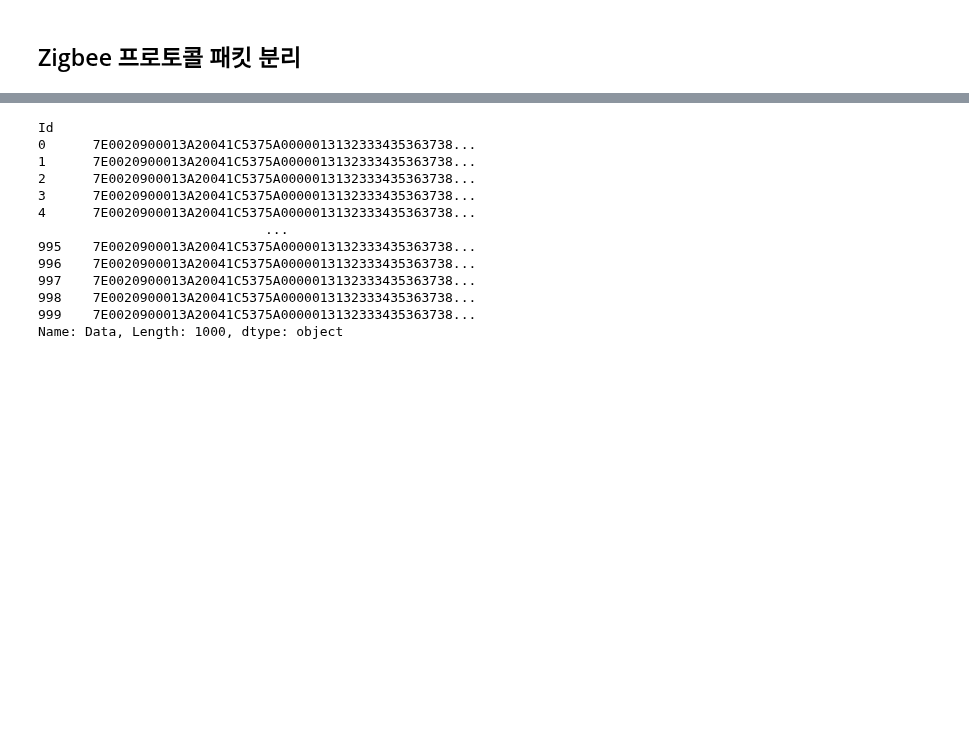
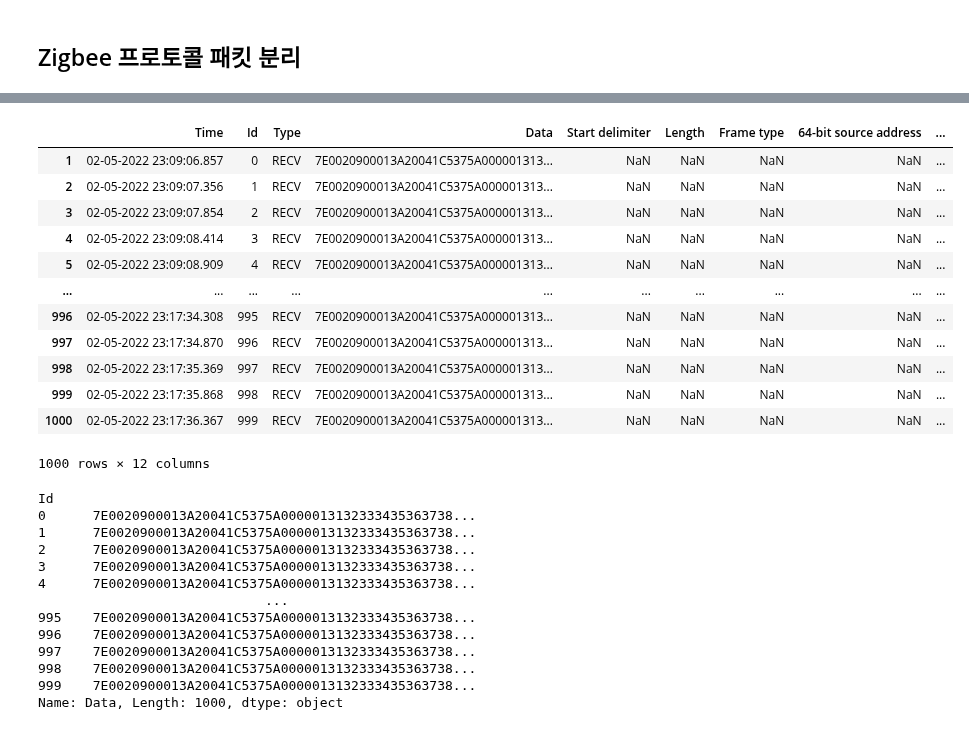
Before and after one commit to Gasiyori/Github_study, a Jupyter notebook: Packet_analysis.ipynb, the cells around one changed output, grey strips where cells are left out. Saved outputs shown, nothing was run; the diff lists cells and outputs as text; code cells hidden in the pictures; blank space fills up the shorter version.

```diff
--- a/Packet_analysis.ipynb
+++ b/Packet_analysis.ipynb
@@ -9,5 +25,21 @@ log_zgb = pd.read_csv('RSSI_20_1000.log', delimiter=',', names=["Time","Id","Typ
 # %%
 log_zgb = log_zgb.drop(index = 0, axis = 0)
+# %%
+log_zgb
+# %% [output]
+|  | Time | Id | Type | Data | Start delimiter | Length | Frame type | 64-bit source address | ... |
+| 1 | 02-05-2022 23:09:06.857 | 0 | RECV | 7E0020900013A20041C5375A000001313... | NaN | NaN | NaN | NaN | ... |
+| 2 | 02-05-2022 23:09:07.356 | 1 | RECV | 7E0020900013A20041C5375A000001313... | NaN | NaN | NaN | NaN | ... |
+| 3 | 02-05-2022 23:09:07.854 | 2 | RECV | 7E0020900013A20041C5375A000001313... | NaN | NaN | NaN | NaN | ... |
+| 4 | 02-05-2022 23:09:08.414 | 3 | RECV | 7E0020900013A20041C5375A000001313... | NaN | NaN | NaN | NaN | ... |
+| 5 | 02-05-2022 23:09:08.909 | 4 | RECV | 7E0020900013A20041C5375A000001313... | NaN | NaN | NaN | NaN | ... |
+| ... | ... | ... | ... | ... | ... | ... | ... | ... | ... |
+| 996 | 02-05-2022 23:17:34.308 | 995 | RECV | 7E0020900013A20041C5375A000001313... | NaN | NaN | NaN | NaN | ... |
+| 997 | 02-05-2022 23:17:34.870 | 996 | RECV | 7E0020900013A20041C5375A000001313... | NaN | NaN | NaN | NaN | ... |
+| 998 | 02-05-2022 23:17:35.369 | 997 | RECV | 7E0020900013A20041C5375A000001313... | NaN | NaN | NaN | NaN | ... |
+| 999 | 02-05-2022 23:17:35.868 | 998 | RECV | 7E0020900013A20041C5375A000001313... | NaN | NaN | NaN | NaN | ... |
+| 1000 | 02-05-2022 23:17:36.367 | 999 | RECV | 7E0020900013A20041C5375A000001313... | NaN | NaN | NaN | NaN | ... |
+1000 rows × 12 columns
 # %%
 log_zgb.set_index("Id", inplace=True) #id로 인덱스 재지정
 # %%
```
Also changed, not shown: parts of 1 cell of this notebook.
